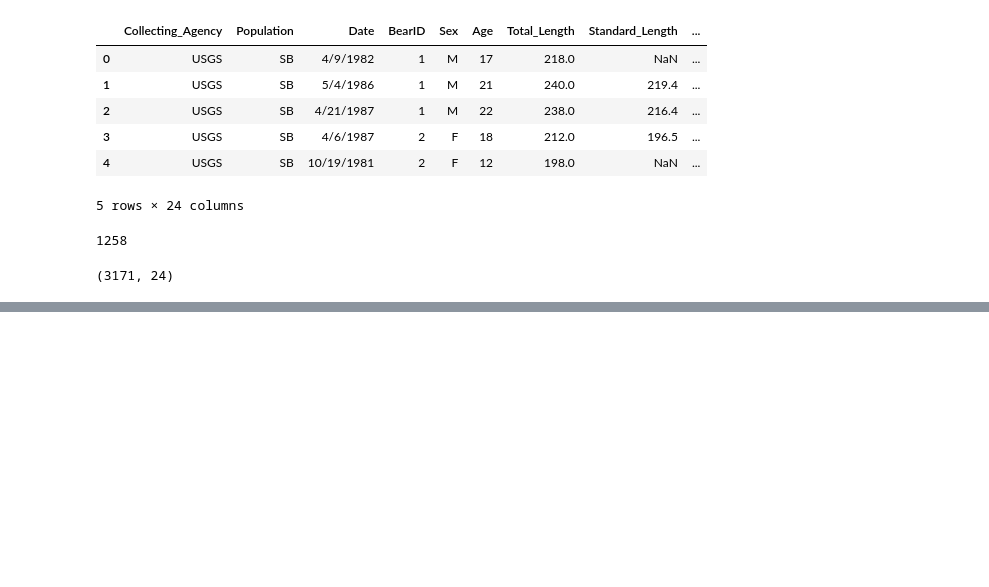
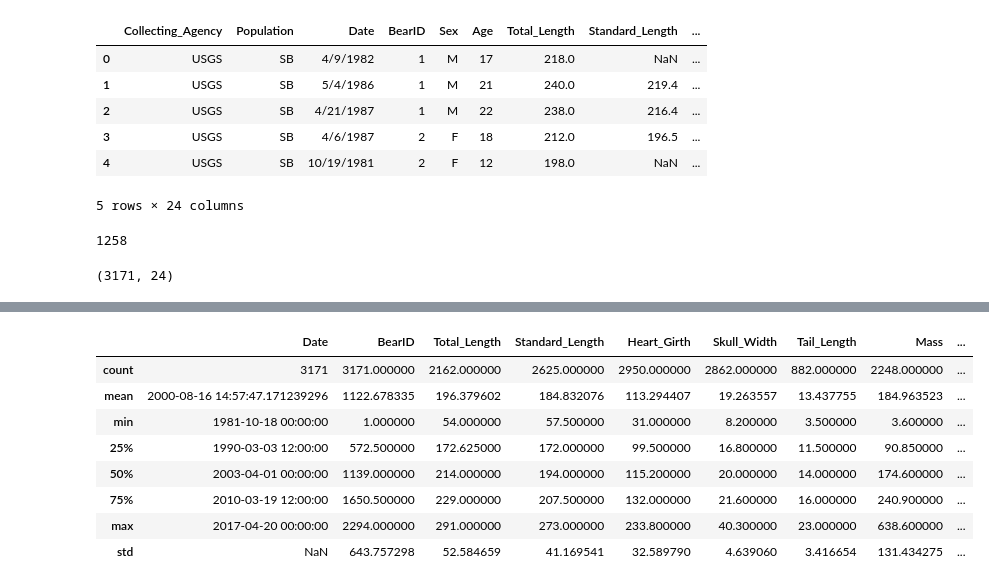
Before and after one commit to anapstl/PolarBears-, a Jupyter notebook: notebooks/polarBears.ipynb, the cells around one changed output, grey strips where cells are left out. Cells and saved outputs as stored; diff of their text form; code cells hidden in the pictures; blank space fills up the shorter version.

```diff
--- a/notebooks/polarBears.ipynb
+++ b/notebooks/polarBears.ipynb
@@ -79,0 +100,14 @@ df_2.shape
+# %%
+df_2.Date = pd.to_datetime(df_2.Date)
+# %%
+df_2.describe()
+# %% [output]
+|  | Date | BearID | Total_Length | Standard_Length | Heart_Girth | Skull_Width | Tail_Length | Mass | ... |
+| count | 3171 | 3171.000000 | 2162.000000 | 2625.000000 | 2950.000000 | 2862.000000 | 882.000000 | 2248.000000 | ... |
+| mean | 2000-08-16 14:57:47.171239296 | 1122.678335 | 196.379602 | 184.832076 | 113.294407 | 19.263557 | 13.437755 | 184.963523 | ... |
+| min | 1981-10-18 00:00:00 | 1.000000 | 54.000000 | 57.500000 | 31.000000 | 8.200000 | 3.500000 | 3.600000 | ... |
+| 25% | 1990-03-03 12:00:00 | 572.500000 | 172.625000 | 172.000000 | 99.500000 | 16.800000 | 11.500000 | 90.850000 | ... |
+| 50% | 2003-04-01 00:00:00 | 1139.000000 | 214.000000 | 194.000000 | 115.200000 | 20.000000 | 14.000000 | 174.600000 | ... |
+| 75% | 2010-03-19 12:00:00 | 1650.500000 | 229.000000 | 207.500000 | 132.000000 | 21.600000 | 16.000000 | 240.900000 | ... |
+| max | 2017-04-20 00:00:00 | 2294.000000 | 291.000000 | 273.000000 | 233.800000 | 40.300000 | 23.000000 | 638.600000 | ... |
+| std | NaN | 643.757298 | 52.584659 | 41.169541 | 32.589790 | 4.639060 | 3.416654 | 131.434275 | ... |
```
Also changed, not shown: parts of 3 cells of this notebook, 1 other file.
